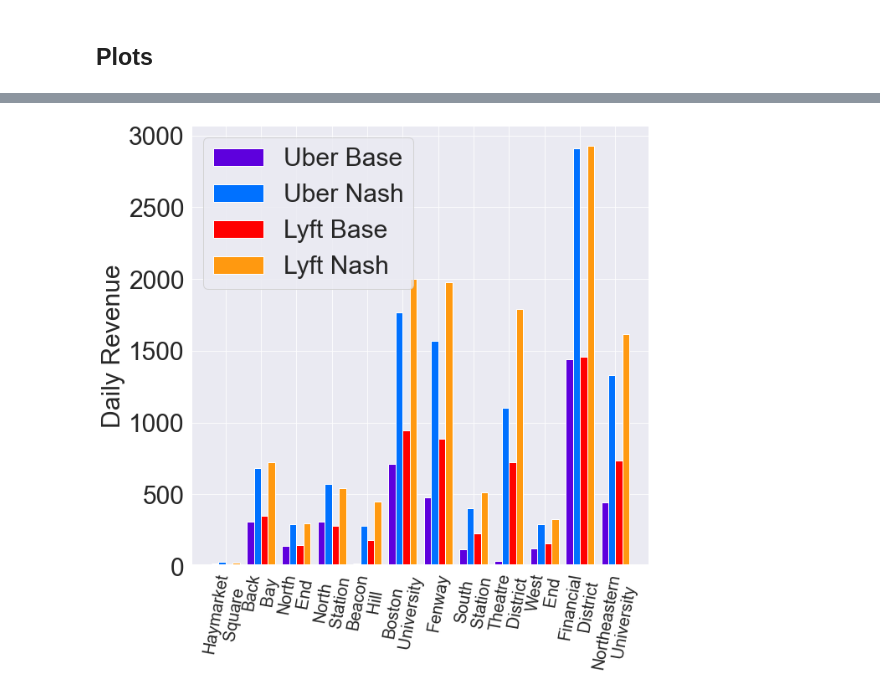
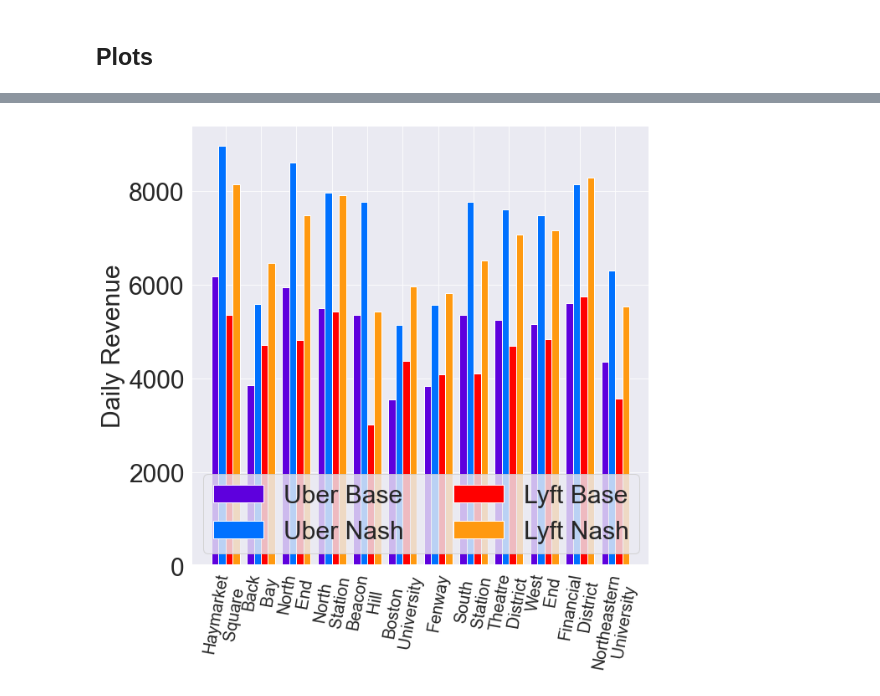
Before and after one commit to evanjfaulkner/DD-Games, a Jupyter notebook: Uber Lyft Simulation/Uber_vs_Lyft_plots.ipynb, the cells around one changed output, grey strips where cells are left out. Saved outputs shown, nothing was run; the diff lists cells and outputs as text; code cells hidden in the pictures.

```diff
--- a/Uber Lyft Simulation/Uber_vs_Lyft_plots.ipynb
+++ b/Uber Lyft Simulation/Uber_vs_Lyft_plots.ipynb
@@ -98,10 +102,10 @@ eta_p2 = 1e-2
 
 # mu_p1 = -0.3*g_uber
 # gamma_p1 = 0.1*g_lyft
-mu_p1 = -0.3*g_lyft
-gamma_p1 = 0.1*g_uber
-mu_p2 = -0.3*g_lyft
-gamma_p2 = 0.1*g_uber
+mu_p1 = -(3*g_uber)/(2*25)
+gamma_p1 = mu_p1/2
+mu_p2 = -(3*g_lyft)/(2*25)
+gamma_p2 = mu_p2/2
 
 # print(f'mu_1 = \n{mu_p1}')
 # print(f'gamma_1 = \n{gamma_p1}')
@@ -114,7 +148,7 @@ p1_data_generating_func = sample_from_location_family_rideshare
 p2_data_params = (g_lyft, d_2, mu_p2, gamma_p2, lambda_p2, eta_p2, prices_)
 p2_data_generating_func = sample_from_location_family_rideshare
 # %%
-num_rounds_lst = np.logspace(1,5,5,dtype='int')
+num_rounds_lst = np.logspace(1,5,10,dtype='int')
 num_test = 1000
 num_alternate_rounds = 1000
 # %% [markdown]
@@ -187,14 +203,14 @@ Player 2 Risk:
 # %% [markdown]
 # Run game with DFO players
 # %%
-np.random.seed(0)
+np.random.seed(10)
 p3_risks = []
 p4_risks = []
 theta_final_p3 = []
 theta_final_p4 = []
 
 delta = 4e-1
-eta = 1e-2#1e-1 best so far
+eta = 7e-3#1e-1 best so far
 num_test_dfo = 100
 num_rounds = num_rounds_lst[-1]
 
@@ -269,7 +285,7 @@ theta_final_p5 = []
 theta_final_p6 = []
 
 nu = 1e-2
-eta = 1e-1
+eta = 5e-1
 n = 100
 B = 0.1
 R = 5
@@ -431,32 +490,32 @@ plt.show()
 # %%
 plt.rcParams['font.size'] = 30
 plt.rcParams['axes.linewidth'] = 4
 labels = [s.replace(' ','\n ') for s in new_rides.source.unique()]
-thetas = [(game_ts.theta_p1, np.zeros((60,1))), (g_uber, g_lyft)]
+thetas = [(game_online.theta_p1, np.zeros((12,1))), (g_uber, g_lyft)]
 names = ['Demand', 'Revenue']
-uber_demands = lambda theta1, theta2, g: location_family_demand_rideshare(g, mu_p1, gamma_p1, theta1, theta2).reshape((5,12))
-prices = [str(i*5) for i in range(5)]
+uber_demands = lambda theta1, theta2, g: location_family_demand_rideshare(g, mu_p1, gamma_p1, theta1, theta2).reshape((1,12))
+# prices = [str(i*5) for i in range(5)]
 
 x = np.arange(len(labels))  # the label locations
 width = 0.2  # the width of the bars
-p = np.array([j*5 for j in range(5)]).reshape((1,-1))
+p = np.array([25]).reshape((1,-1))
 
 fig, ax = plt.subplots(figsize=(10,10))
-ax.bar(x-3*width/2, (np.dot(p,uber_demands(np.zeros((60,1)),np.zeros((60,1)),g_uber))).squeeze(), width, label='Uber Base', color='#5E00DD')
-ax.bar(x-width/2, (np.dot(p,uber_demands(game_ts.theta_p1,game_ts.theta_p2,g_uber))).squeeze(), width, label='Uber Nash', color='#0071FF')
-ax.bar(x+width/2, (np.dot(p,uber_demands(np.zeros((60,1)),np.zeros((60,1)),g_lyft))).squeeze(), width, label='Lyft Base', color='#FF0000')
-ax.bar(x+3*width/2, (np.dot(p,uber_demands(game_ts.theta_p1,game_ts.theta_p2,g_lyft))).squeeze(), width, label='Lyft Nash', color='#FF9910')
+ax.bar(x-3*width/2, (np.dot(p,uber_demands(np.zeros((12,1)),np.zeros((12,1)),g_uber))).squeeze(), width, label='Uber Base', color='#5E00DD')
+ax.bar(x-width/2, (np.dot(p,uber_demands(game_online.theta_p1,game_online.theta_p2,g_uber))).squeeze(), width, label='Uber Nash', color='#0071FF')
+ax.bar(x+width/2, (np.dot(p,uber_demands(np.zeros((12,1)),np.zeros((12,1)),g_lyft))).squeeze(), width, label='Lyft Base', color='#FF0000')
+ax.bar(x+3*width/2, (np.dot(p,uber_demands(game_online.theta_p1,game_online.theta_p2,g_lyft))).squeeze(), width, label='Lyft Nash', color='#FF9910')
 
 # Add some text for labels, title and custom x-axis tick labels, etc.5
 ax.set_ylabel('Daily Revenue')
 # ax.set_title('Rideshare Demand by Location')
 ax.set_xticks(x)
 ax.set_xticklabels(labels,fontsize=20)
 plt.xticks(rotation=90)
-ax.legend(fontsize=30, loc='upper left', ncol=1)
+ax.legend(fontsize=30, loc='lower left', ncol=2)
 plt.xticks(rotation=80)
 plt.tight_layout()
 plt.savefig('rideshare_revenue.png', format='png')
 plt.show()
 # %% [output]
-[figure, old version]
+[figure, new version]
```
Also changed, not shown: parts of 15 cells of this notebook, 5 other files.
